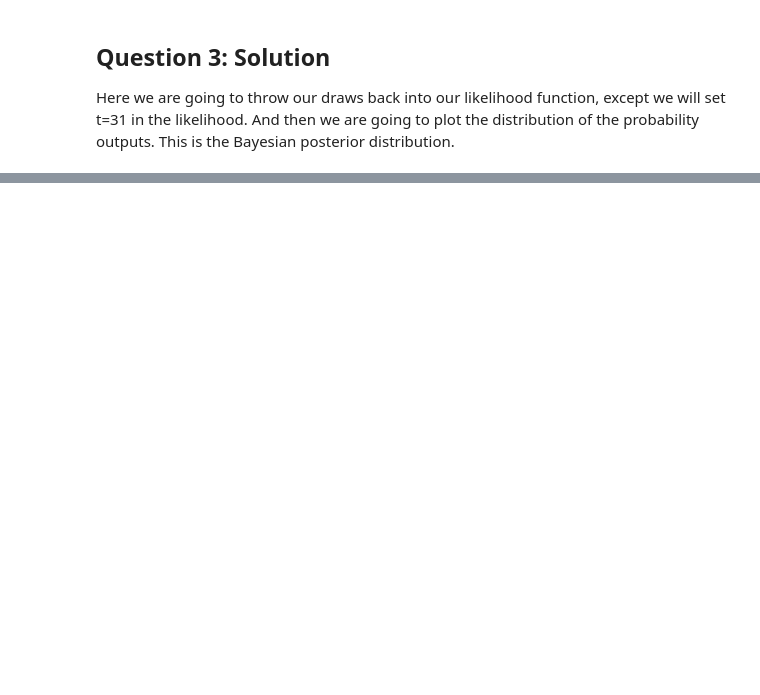
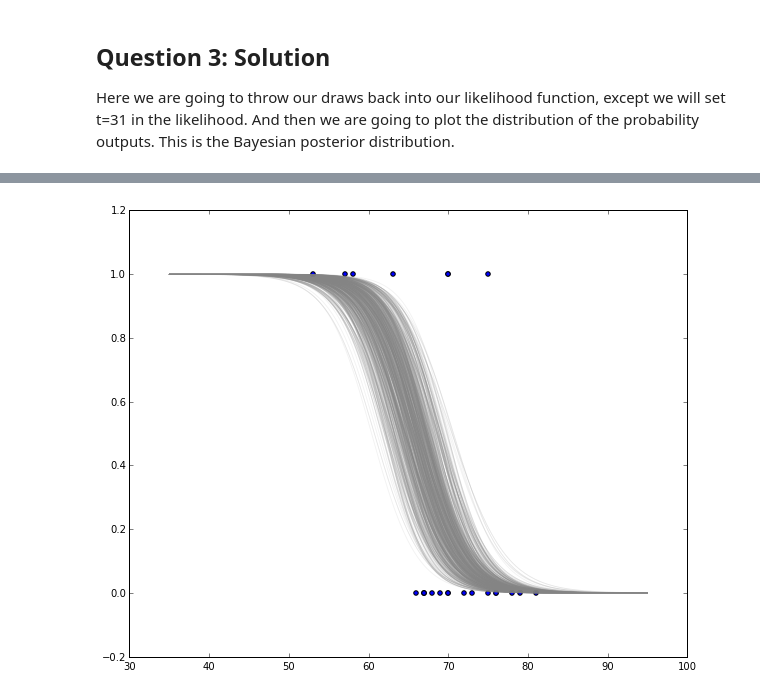
Before and after one commit to pmelchior/usrp-sciprog, a Jupyter notebook: day6/Challenger.ipynb, the cells around one changed output, grey strips where cells are left out. Saved outputs shown, nothing was run; the diff lists cells and outputs as text; code cells hidden in the pictures; blank space fills up the shorter version.

```diff
--- a/day6/Challenger.ipynb
+++ b/day6/Challenger.ipynb
@@ -156,0 +237,9 @@ MWAHAHAHAHA ;-)
+# %%
+plt.figure(1,figsize=(10,8))
+plt.scatter(T,p_fail)
+ts = np.linspace(35,95,200)
+for kk in range(1000):
+    pvals = logit_func(samples[0,kk+70000], samples[1,kk+70000], ts)
+    plt.plot(ts,pvals,c='gray',alpha=0.1)
+# %% [output]
+[figure, added]
```
Also changed, not shown: parts of 23 cells of this notebook.
